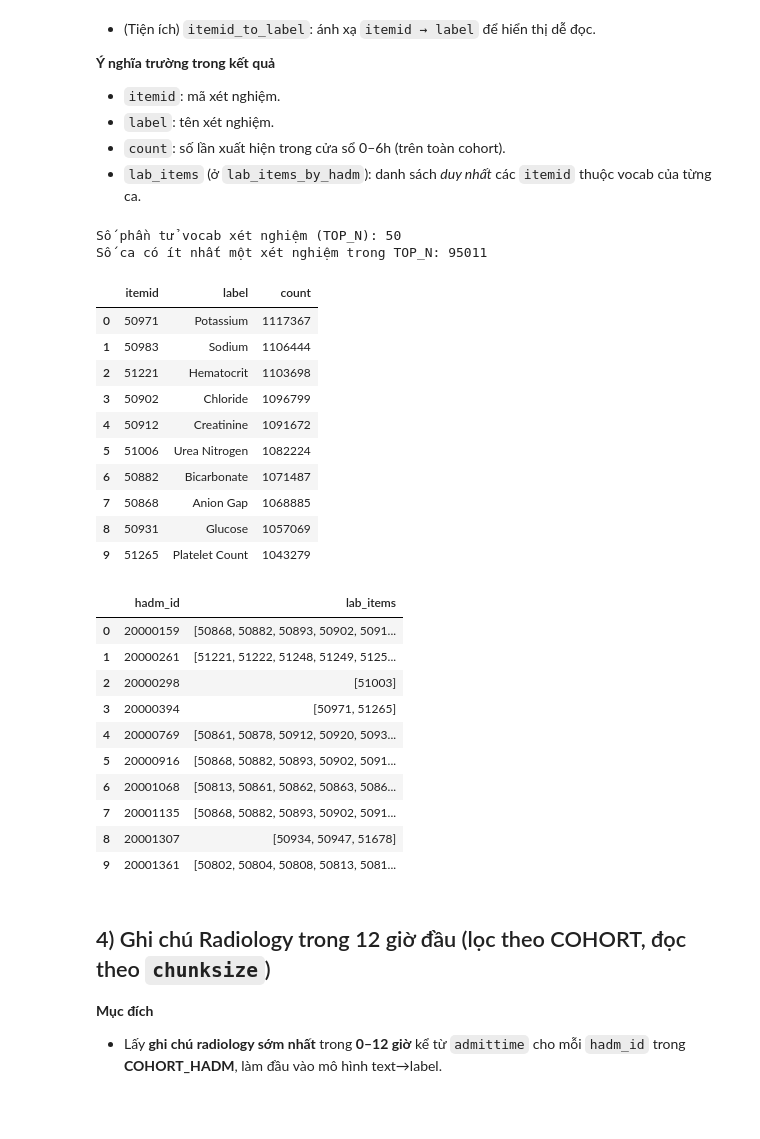
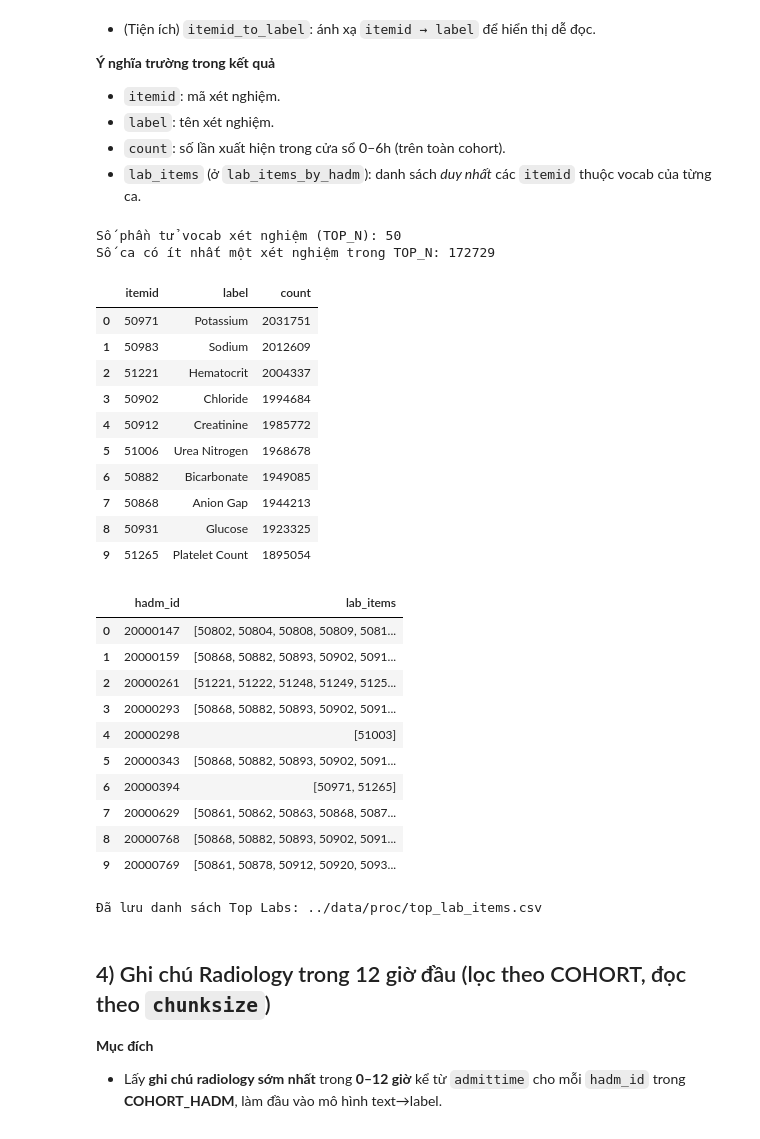
Before and after one commit to iamKhang/revita-sympdiag, a Jupyter notebook: notebooks/01_data_preprocessing_mimiciv.ipynb, the cells around one changed output. Drawn from its saved outputs; the diff is of its cells as text; code cells hidden in the pictures.

```diff
--- a/notebooks/01_data_preprocessing_mimiciv.ipynb
+++ b/notebooks/01_data_preprocessing_mimiciv.ipynb
@@ -26,11 +26,15 @@ Quy ước trình bày cho mỗi bước:
 from pathlib import Path
 
 # ====== Tham số cohort & đọc file ======
-N_HADM = 300_000           # vd: 300_000 hoặc None để dùng toàn bộ admissions
+N_HADM = None           # vd: 300_000 hoặc None để dùng toàn bộ admissions
 SEED = 42               # reproducibility
 BALANCE_BY_SUBJECT = True
 CHUNKSIZE_DEFAULT = 500_000  # đọc file lớn theo chunk
 TOP_LABS = 50                 # vocab lab phổ biến (0–6h)
+LAB_FREQ_WINDOW_HOURS = 240    # cửa sổ giờ để đếm tần suất xét nghiệm
+LAB_EARLY_WINDOW_HOURS = 6     # cửa sổ giờ để lấy xét nghiệm sớm nhất
+TOP_ICD  = 50                 # vocab ICD-block phổ biến (0–6h)
+RAD_EARLY_WINDOW_HOURS = 12    # cửa sổ giờ lấy ghi chú Radiology
 
 # ====== Dò đường dẫn dữ liệu ======
 CANDIDATES = [Path("data"), Path("../data"), Path("../../data")]
@@ -377,7 +381,7 @@ Giải thích kết quả:
 - `count`: số lần xuất hiện trong cửa sổ 0–6h (trên toàn cohort).
 - `lab_items` (ở `lab_items_by_hadm`): danh sách *duy nhất* các `itemid` thuộc vocab của từng ca.
 # %%
-# --- Bước 3: Lấy xét nghiệm sớm Top-N theo tần suất (0–6h) ---
+# --- Bước 3: Lấy xét nghiệm sớm Top-N theo tần suất ---
 from collections import Counter
 import pandas as pd
 
@@ -386,13 +390,13 @@ dlab_path = HOSP_DIR / "d_labitems.csv.gz"
 
 # 3.1 Đọc dictionary lab: itemid -> label
 dlab = pd.read_csv(dlab_path, usecols=["itemid", "label"], compression="gzip")
-dlab["itemid"].astype(int)
+dlab["itemid"] = dlab["itemid"].astype(int)
 dlab["label"] = dlab["label"].astype(str)
 
 # Chuẩn bị bảng tra admittime theo hadm_id (từ Bước 1)
 adm_df = admissions_idx.to_frame(name="admittime").reset_index()
 
-# ===== Pass 1: Đếm tần suất itemid trong 0–6h trên COHORT =====
+# ===== Pass 1: Đếm tần suất itemid trong cohort (0–LAB_FREQ_WINDOW_HOURS) =====
 cnt = Counter()
 
 for chunk in read_csv_chunks(
@@ -400,7 +404,6 @@ for chunk in read_csv_chunks(
     usecols=["hadm_id", "itemid", "charttime"],
     chunksize=CHUNKSIZE_DEFAULT,
 ):
-    # Lọc & làm sạch cơ bản
     chunk = chunk.dropna(subset=["hadm_id", "itemid", "charttime"]).copy()
     if chunk.empty:
         continue
@@ -410,10 +413,10 @@ for chunk in read_csv_chunks(
     if chunk.empty:
         continue
     chunk["charttime"] = pd.to_datetime(chunk["charttime"], errors="coerce")
-    # Join admittime, tính khoảng giờ
+
     merged = chunk.merge(adm_df, on="hadm_id", how="inner")
     dt_h = (merged["charttime"] - merged["admittime"]).dt.total_seconds() / 3600.0
-    early = merged[(dt_h >= 0) & (dt_h <= 240)]
+    early = merged[(dt_h >= 0) & (dt_h <= LAB_FREQ_WINDOW_HOURS)]
     if early.empty:
         continue
     cnt.update(early["itemid"].value_counts().to_dict())
@@ -432,7 +435,7 @@ lab_vocab_df = (
     .reset_index(drop=True)
 )
 
-# ===== Pass 2: Gán nhãn theo hadm_id (giữ itemid thuộc vocab) =====
+# ===== Pass 2: Gán nhãn theo hadm_id (0–LAB_EARLY_WINDOW_HOURS, giữ itemid thuộc vocab) =====
 lab_rows = []
 
 if len(top_items) > 0:
@@ -450,58 +453,65 @@ if len(top_items) > 0:
         if chunk.empty:
             continue
         chunk["charttime"] = pd.to_datetime(chunk["charttime"], errors="coerce")
+
         merged = chunk.merge(adm_df, on="hadm_id", how="inner")
         dt_h = (merged["charttime"] - merged["admittime"]).dt.total_seconds() / 3600.0
-        early = merged[(dt_h >= 0) & (dt_h <= 6)]
+        early = merged[(dt_h >= 0) & (dt_h <= LAB_EARLY_WINDOW_HOURS)]
         early_top = early[early["itemid"].isin(top_items)]
         if not early_top.empty:
             lab_rows.append(early_top[["hadm_id", "itemid"]])
 
 if lab_rows:
     labs_concat = pd.concat(lab_rows, ignore_index=True)
     lab_items_by_hadm = (
         labs_concat
         .groupby("hadm_id")["itemid"]
         .apply(lambda s: sorted(set(s.tolist())))
         .reset_index()
         .rename(columns={"itemid": "lab_items"})
     )
 else:
     lab_items_by_hadm = pd.DataFrame(columns=["hadm_id", "lab_items"])  # rỗng an toàn
 
 # Ánh xạ itemid -> label để hiển thị thuận tiện ở các bước sau
 itemid_to_label = dict(zip(lab_vocab_df["itemid"], lab_vocab_df["label"]))
 
 # Báo cáo nhanh
 print("Số phần tử vocab xét nghiệm (TOP_N):", len(lab_vocab_df))
 print("Số ca có ít nhất một xét nghiệm trong TOP_N:", lab_items_by_hadm["hadm_id"].nunique())
 display(lab_vocab_df.head(10))
 display(lab_items_by_hadm.head(10))
+
+# ===== 3.x Lưu danh sách Top Labs ra CSV =====
+out_top_labs = PROC_DIR / "top_lab_items.csv"
+lab_vocab_df.to_csv(out_top_labs, index=False)
+print("Đã lưu danh sách Top Labs:", out_top_labs)
 # %% [output]
 Số phần tử vocab xét nghiệm (TOP_N): 50
-Số ca có ít nhất một xét nghiệm trong TOP_N: 95011
+Số ca có ít nhất một xét nghiệm trong TOP_N: 172729
 |  | itemid | label | count |
-| 0 | 50971 | Potassium | 1117367 |
-| 1 | 50983 | Sodium | 1106444 |
-| 2 | 51221 | Hematocrit | 1103698 |
-| 3 | 50902 | Chloride | 1096799 |
-| 4 | 50912 | Creatinine | 1091672 |
-| 5 | 51006 | Urea Nitrogen | 1082224 |
-| 6 | 50882 | Bicarbonate | 1071487 |
-| 7 | 50868 | Anion Gap | 1068885 |
-| 8 | 50931 | Glucose | 1057069 |
-| 9 | 51265 | Platelet Count | 1043279 |
+| 0 | 50971 | Potassium | 2031751 |
+| 1 | 50983 | Sodium | 2012609 |
+| 2 | 51221 | Hematocrit | 2004337 |
+| 3 | 50902 | Chloride | 1994684 |
+| 4 | 50912 | Creatinine | 1985772 |
+| 5 | 51006 | Urea Nitrogen | 1968678 |
+| 6 | 50882 | Bicarbonate | 1949085 |
+| 7 | 50868 | Anion Gap | 1944213 |
+| 8 | 50931 | Glucose | 1923325 |
+| 9 | 51265 | Platelet Count | 1895054 |
 |  | hadm_id | lab_items |
-| 0 | 20000159 | [50868, 50882, 50893, 50902, 5091... |
-| 1 | 20000261 | [51221, 51222, 51248, 51249, 5125... |
-| 2 | 20000298 | [51003] |
-| 3 | 20000394 | [50971, 51265] |
-| 4 | 20000769 | [50861, 50878, 50912, 50920, 5093... |
-| 5 | 20000916 | [50868, 50882, 50893, 50902, 5091... |
-| 6 | 20001068 | [50813, 50861, 50862, 50863, 5086... |
-| 7 | 20001135 | [50868, 50882, 50893, 50902, 5091... |
-| 8 | 20001307 | [50934, 50947, 51678] |
-| 9 | 20001361 | [50802, 50804, 50808, 50813, 5081... |
+| 0 | 20000147 | [50802, 50804, 50808, 50809, 5081... |
+| 1 | 20000159 | [50868, 50882, 50893, 50902, 5091... |
+| 2 | 20000261 | [51221, 51222, 51248, 51249, 5125... |
+| 3 | 20000293 | [50868, 50882, 50893, 50902, 5091... |
+| 4 | 20000298 | [51003] |
+| 5 | 20000343 | [50868, 50882, 50893, 50902, 5091... |
+| 6 | 20000394 | [50971, 51265] |
+| 7 | 20000629 | [50861, 50862, 50863, 50868, 5087... |
+| 8 | 20000768 | [50868, 50882, 50893, 50902, 5091... |
+| 9 | 20000769 | [50861, 50878, 50912, 50920, 5093... |
+Đã lưu danh sách Top Labs: ../data/proc/top_lab_items.csv
 # %% [markdown]
 ## 4) Ghi chú Radiology trong 12 giờ đầu (lọc theo COHORT, đọc theo `chunksize`)
 
```
Also changed, not shown: parts of 7 cells of this notebook, 3 other files.
